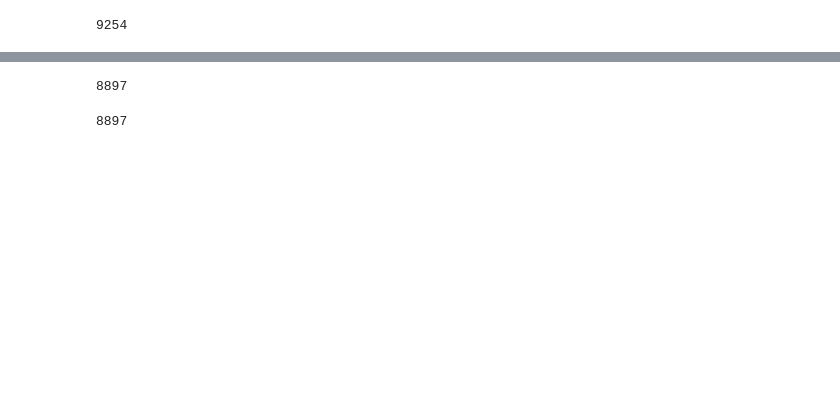
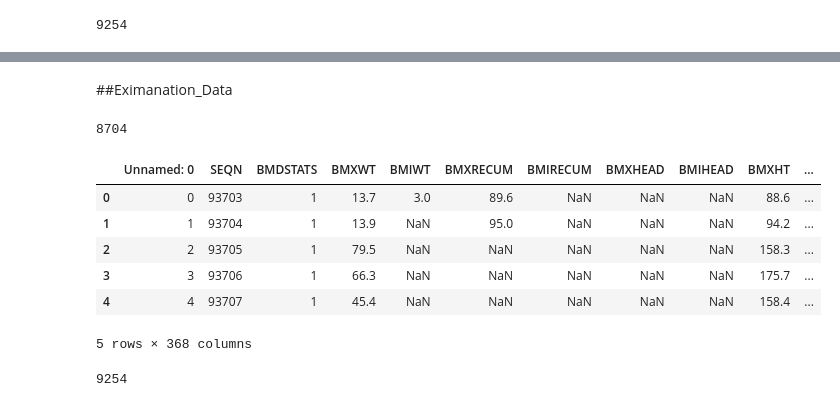
Before and after one commit to meriemdouider1/data_mining_project, a Jupyter notebook: data_final.ipynb, the cells around one changed output, grey strips where cells are left out. Drawn from its saved outputs; the diff is of its cells as text; code cells hidden in the pictures; blank space fills up the shorter version.

```diff
--- a/data_final.ipynb
+++ b/data_final.ipynb
@@ -22,14 +24,16 @@ Demo_data.head()
 | 2 | 93705 | 10 | 2 | 2 | 66 | NaN | 4 | 4 | 2.0 | NaN | ... |
 | 3 | 93706 | 10 | 2 | 1 | 18 | NaN | 5 | 6 | 2.0 | 222.0 | ... |
 | 4 | 93707 | 10 | 2 | 1 | 13 | NaN | 5 | 7 | 2.0 | 158.0 | ... |
+# %% [markdown]
+##Eximanation_Data
 # %%
-data_2 = '/content/DIQ_J.xlsx'
-Quest_data= pd.read_excel(data_2,
+data_2 = '/content/Examination_Data.xlsx'
+d2= pd.read_excel(data_2,
 sheet_name=0,
 header=0,
 index_col=False,
 keep_default_na=True
 )
-len(Quest_data)
+len(d2)
 # %% [output]
-8897
+8704
@@ -37,0 +40,10 @@ d1=pd.merge(Quest_data,Demo_data)
+# %%
+d2.head()
+# %% [output]
+|  | Unnamed: 0 | SEQN | BMDSTATS | BMXWT | BMIWT | BMXRECUM | BMIRECUM | BMXHEAD | BMIHEAD | BMXHT | ... |
+| 0 | 0 | 93703 | 1 | 13.7 | 3.0 | 89.6 | NaN | NaN | NaN | 88.6 | ... |
+| 1 | 1 | 93704 | 1 | 13.9 | NaN | 95.0 | NaN | NaN | NaN | 94.2 | ... |
+| 2 | 2 | 93705 | 1 | 79.5 | NaN | NaN | NaN | NaN | NaN | 158.3 | ... |
+| 3 | 3 | 93706 | 1 | 66.3 | NaN | NaN | NaN | NaN | NaN | 175.7 | ... |
+| 4 | 4 | 93707 | 1 | 45.4 | NaN | NaN | NaN | NaN | NaN | 158.4 | ... |
+5 rows × 368 columns
@@ -38,4 +52,4 @@ d1=pd.merge(Quest_data,Demo_data)
 # %%
-len(d1)
+len(dd1)
 # %% [output]
-8897
+9254
```
Also changed, not shown: parts of 23 cells of this notebook.
